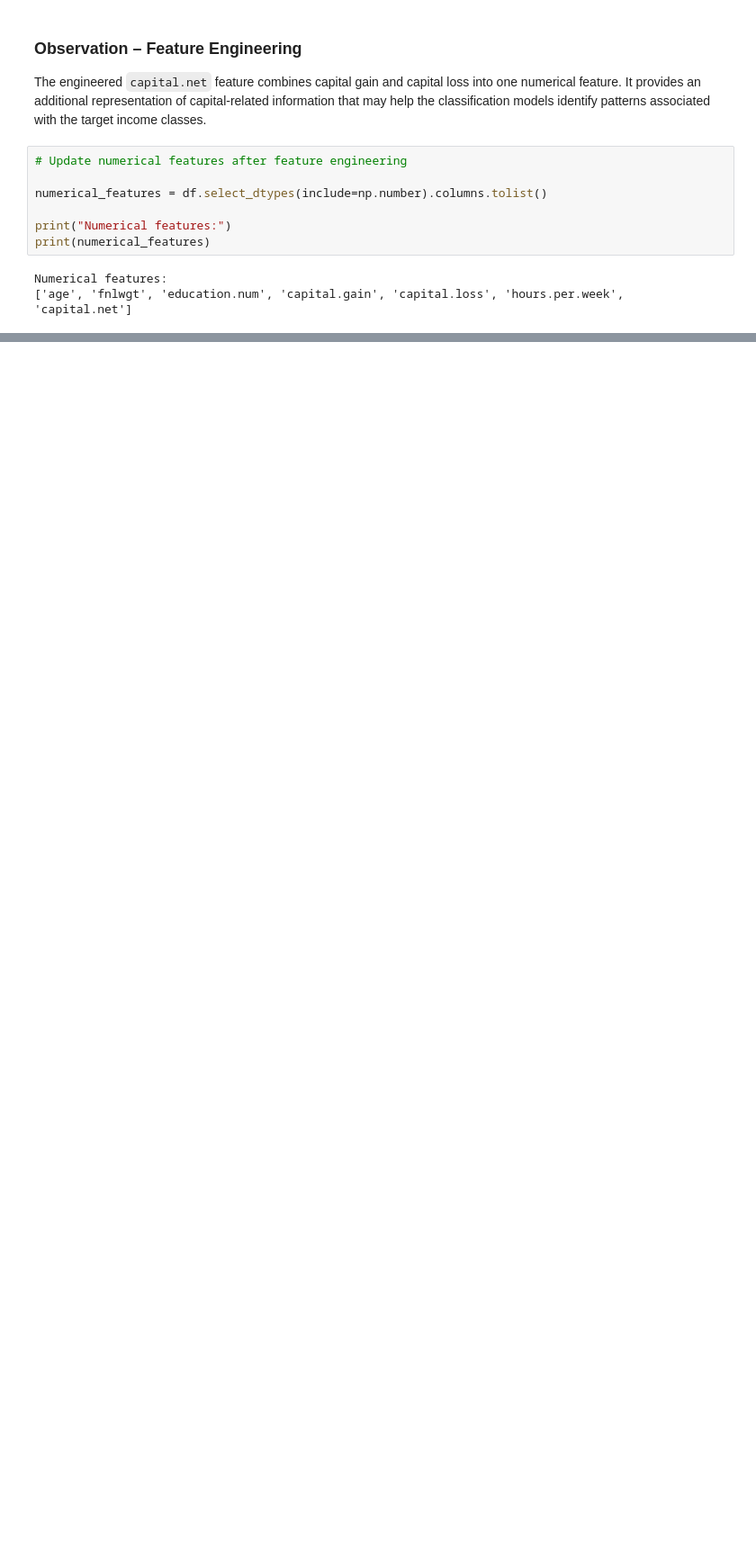
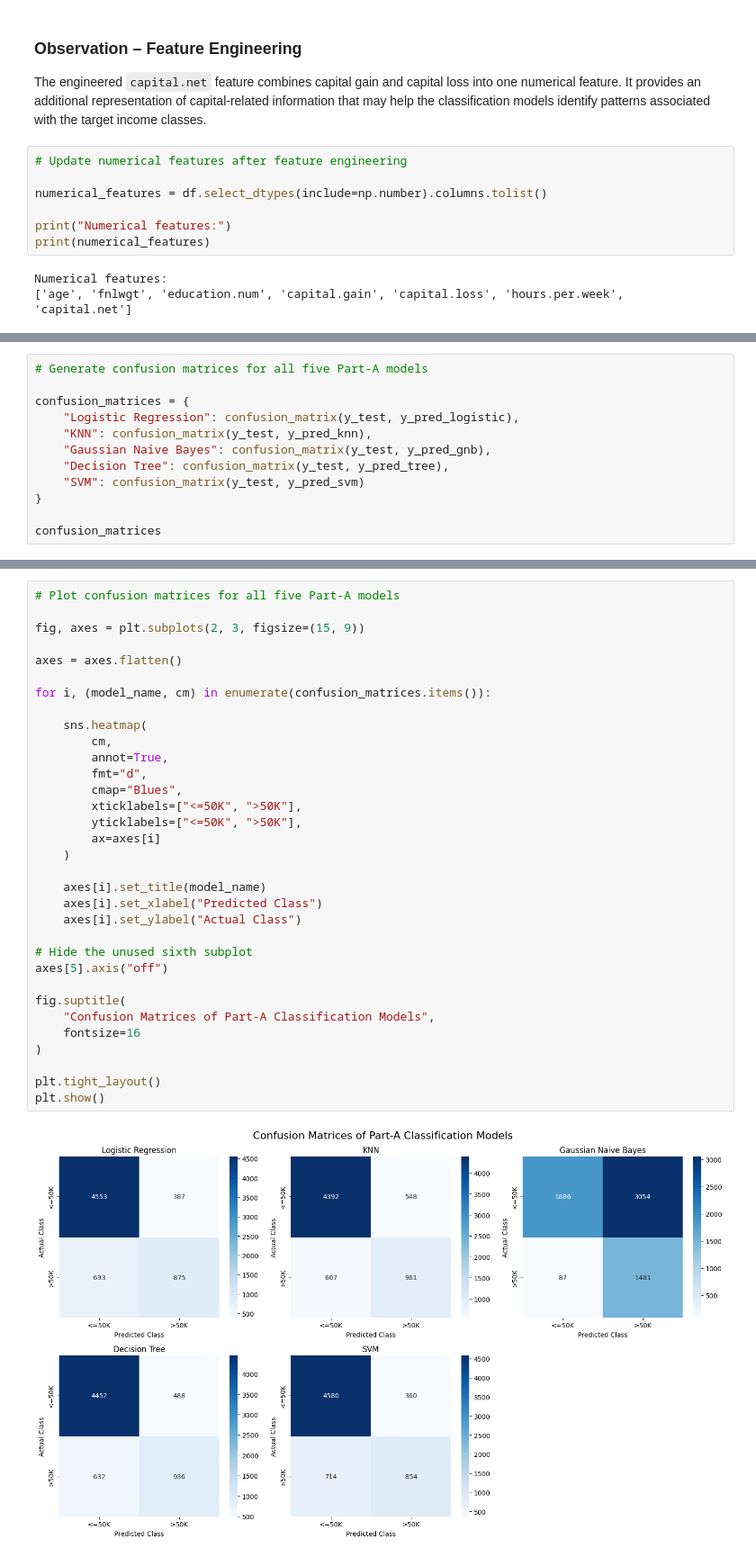
Before and after one commit to snehitha-araveti/ML-Capstone-Project-2026, a Jupyter notebook: notebooks/classification.ipynb, the cells around one changed output, grey strips where cells are left out. Shown at 90% size. Cells and saved outputs as stored; diff of their text form; blank space fills up the shorter version.

```diff
--- a/notebooks/classification.ipynb
+++ b/notebooks/classification.ipynb
@@ -609,0 +1265,12 @@ Numerical features:
+# %%
+# Generate confusion matrices for all five Part-A models
+
+confusion_matrices = {
+    "Logistic Regression": confusion_matrix(y_test, y_pred_logistic),
+    "KNN": confusion_matrix(y_test, y_pred_knn),
+    "Gaussian Naive Bayes": confusion_matrix(y_test, y_pred_gnb),
+    "Decision Tree": confusion_matrix(y_test, y_pred_tree),
+    "SVM": confusion_matrix(y_test, y_pred_svm)
+}
+
+confusion_matrices
@@ -609,0 +1288,35 @@ Numerical features:
+# %%
+# Plot confusion matrices for all five Part-A models
+
+fig, axes = plt.subplots(2, 3, figsize=(15, 9))
+
+axes = axes.flatten()
+
+for i, (model_name, cm) in enumerate(confusion_matrices.items()):
+
+    sns.heatmap(
+        cm,
+        annot=True,
+        fmt="d",
+        cmap="Blues",
+        xticklabels=["<=50K", ">50K"],
+        yticklabels=["<=50K", ">50K"],
+        ax=axes[i]
+    )
+
+    axes[i].set_title(model_name)
+    axes[i].set_xlabel("Predicted Class")
+    axes[i].set_ylabel("Actual Class")
+
+# Hide the unused sixth subplot
+axes[5].axis("off")
+
+fig.suptitle(
+    "Confusion Matrices of Part-A Classification Models",
+    fontsize=16
+)
+
+plt.tight_layout()
+plt.show()
+# %% [output]
+[figure, added]
```
Also changed, not shown: parts of 49 cells of this notebook.
